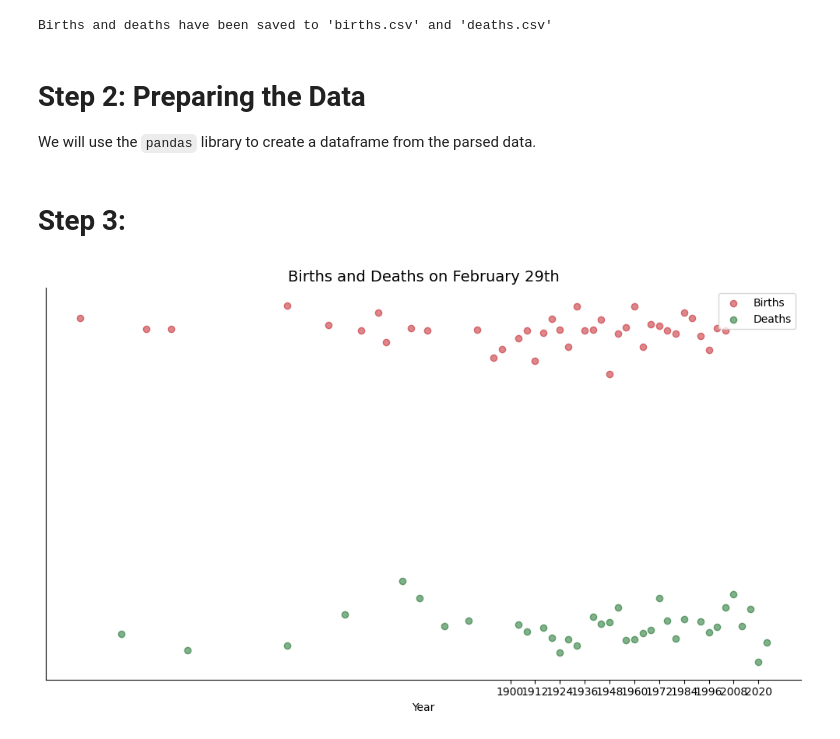
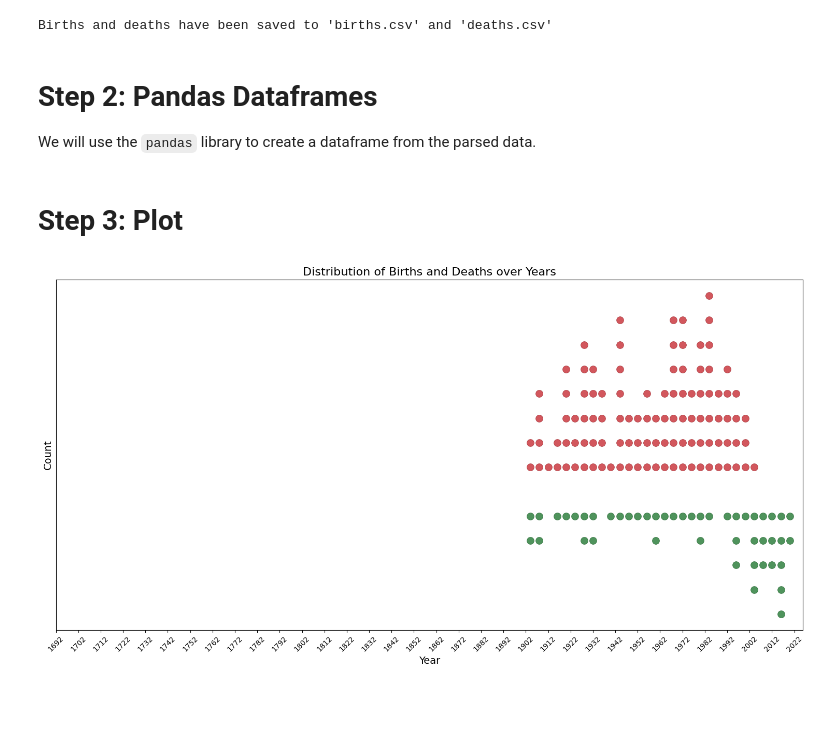
Before and after one commit to Zayden16/I.BA_DVIZ.F2401, a Jupyter notebook: mini-project.ipynb, the cells around one changed output. Saved outputs shown, nothing was run; the diff lists cells and outputs as text; code cells hidden in the pictures; blank space fills up the shorter version.

```diff
--- a/mini-project.ipynb
+++ b/mini-project.ipynb
@@ -68,7 +68,7 @@ print("Births and deaths have been saved to 'births.csv' and 'deaths.csv'")
 # %% [output]
 Births and deaths have been saved to 'births.csv' and 'deaths.csv'
 # %% [markdown]
-# Step 2: Preparing the Data
+# Step 2: Pandas Dataframes
 
 We will use the `pandas` library to create a dataframe from the parsed data.
 # %%
@@ -89,41 +89,36 @@ deaths_df['year'] = deaths_df['year'].dt.year
 births_count = births_df.groupby('year').size()
 deaths_count = deaths_df.groupby('year').size()
 # %% [markdown]
-# Step 3:
+# Step 3: Plot
-# %%
-import matplotlib.pyplot as plt
-import numpy as np
-
-
-births_x = births_count.index
-births_y = np.random.normal(1, 0.1, size=len(births_count))
-
-deaths_x = deaths_count.index
-deaths_y = np.random.normal(-1, 0.1, size=len(deaths_count))
-
-fig, ax = plt.subplots(figsize=(10, 6))
-
-# Scatter plot for births and deaths
-ax.scatter(births_x, births_y, color="#BF1019", alpha=0.5, label='Births')
-ax.scatter(deaths_x, deaths_y, color="#056517", alpha=0.5, label='Deaths')
-
-# Customizing the plot
-ax.set_xlabel('Year')
-ax.set_yticks([])
-ax.set_title('Births and Deaths on February 29th', fontsize=14, color='black')
-
-# Removing the top and right spines
-ax.spines['top'].set_visible(False)
-ax.spines['right'].set_visible(False)
-
-# Adjusting x-axis ticks to match R plot's breaks
-ax.set_xticks(range(1900, 2021, 12))
-
-# Adding legend
-ax.legend()
-
-# Displaying the plot
-plt.tight_layout()
-plt.show()
-# %% [output]
-[figure, removed]
+# %%
+import matplotlib.pyplot as plt
+import numpy as np
+
+fig, ax = plt.subplots(figsize=(15, 8))
+
+markeredgecolor_births = "#8B0A10"
+markeredgecolor_deaths = "#034B10"
+
+for year, count in births_count.items():
+    if 1900 <= year <= 2020:
+        ax.plot([year] * count, np.arange(1, count + 1), 'o', color="#BF1019", markersize=10, alpha=0.7, markeredgewidth=0.5, markeredgecolor=markeredgecolor_births)
+
+for year, count in deaths_count.items():
+    if 1900 <= year <= 2020:
+        ax.plot([year] * count, -np.arange(1, count + 1), 'o', color="#056517", markersize=10, alpha=0.7, markeredgewidth=0.5, markeredgecolor=markeredgecolor_deaths)
+
+ax.set_xlabel('Year', fontsize=14)
+ax.set_ylabel('Count', fontsize=14)
+ax.set_title('Distribution of Births and Deaths over Years', fontsize=16, color='black')
+
+ax.set_yticks([])
+
+start_year = min(births_count.index.min(), deaths_count.index.min())
+end_year = max(births_count.index.max(), deaths_count.index.max())
+ax.set_xticks(range(start_year, end_year + 1, 10))
+
+plt.xticks(rotation=45)
+plt.tight_layout()
+plt.show()
+# %% [output]
+[figure, added]
```
